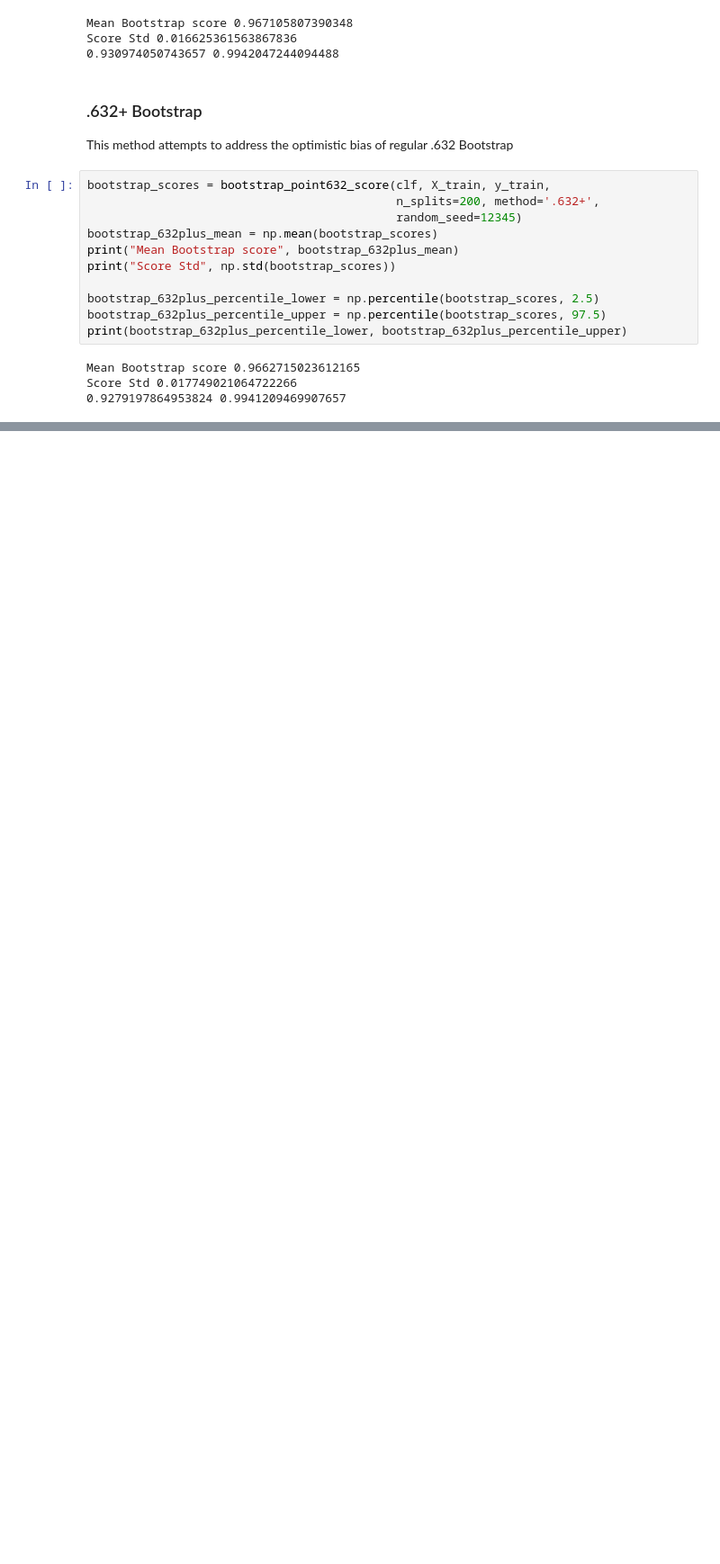
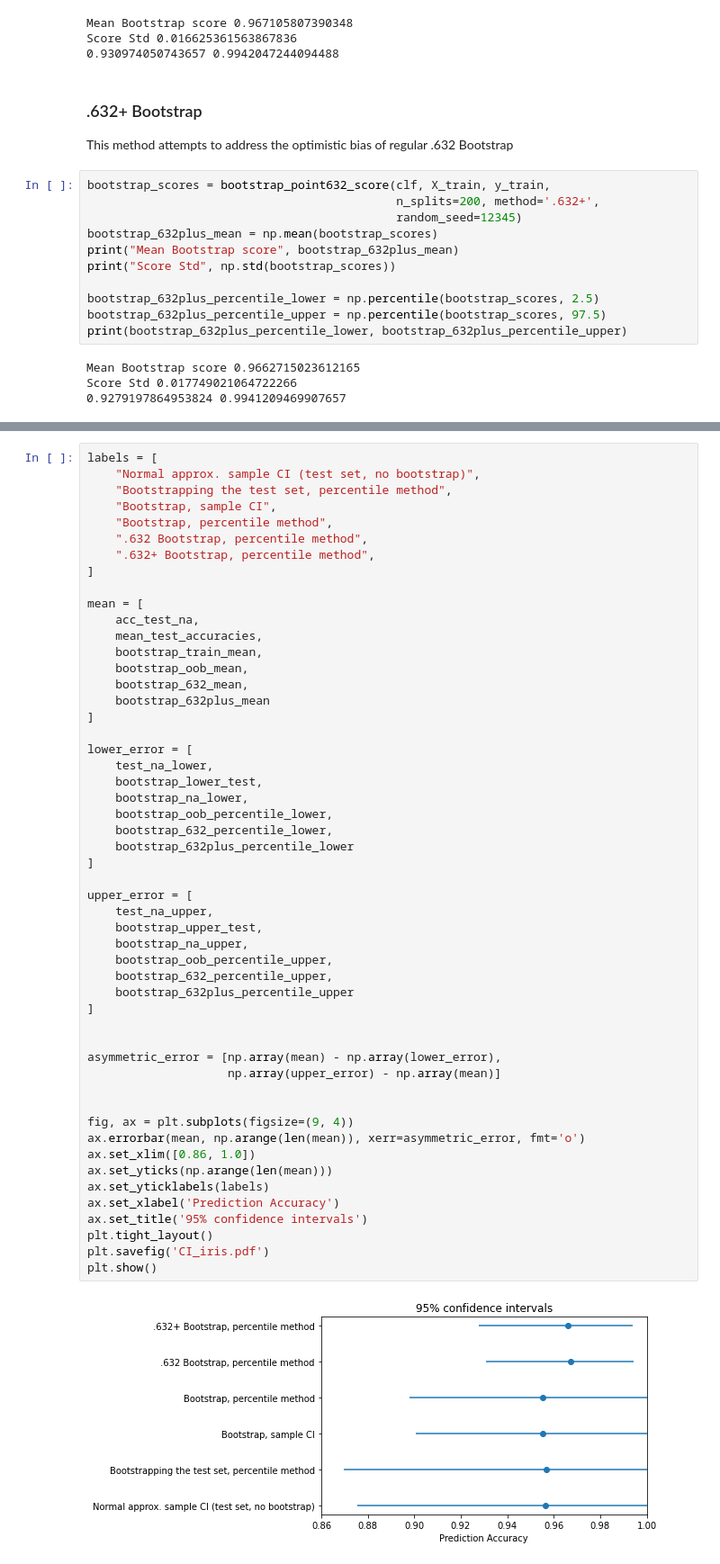
Before and after one commit to ishandahal/ml_model_evaluation, a Jupyter notebook: Confidence_intervals.ipynb, the cells around one changed output, grey strips where cells are left out. Shown at 90% size. Drawn from its saved outputs; the diff is of its cells as text; blank space fills up the shorter version.

```diff
--- a/Confidence_intervals.ipynb
+++ b/Confidence_intervals.ipynb
@@ -194,0 +197,54 @@ Score Std 0.017749021064722266
+# %%
+labels = [
+    "Normal approx. sample CI (test set, no bootstrap)",
+    "Bootstrapping the test set, percentile method",
+    "Bootstrap, sample CI",
+    "Bootstrap, percentile method",
+    ".632 Bootstrap, percentile method",
+    ".632+ Bootstrap, percentile method",
+]
+
+mean = [
+    acc_test_na,
+    mean_test_accuracies,
+    bootstrap_train_mean,
+    bootstrap_oob_mean,
+    bootstrap_632_mean,
+    bootstrap_632plus_mean
+]
+
+lower_error = [
+    test_na_lower,
+    bootstrap_lower_test,
+    bootstrap_na_lower,
+    bootstrap_oob_percentile_lower,
+    bootstrap_632_percentile_lower,
+    bootstrap_632plus_percentile_lower
+]
+
+upper_error = [
+    test_na_upper,
+    bootstrap_upper_test,
+    bootstrap_na_upper,
+    bootstrap_oob_percentile_upper,
+    bootstrap_632_percentile_upper,
+    bootstrap_632plus_percentile_upper
+]
+
+
+asymmetric_error = [np.array(mean) - np.array(lower_error),
+                    np.array(upper_error) - np.array(mean)]
+
+
+fig, ax = plt.subplots(figsize=(9, 4))
+ax.errorbar(mean, np.arange(len(mean)), xerr=asymmetric_error, fmt='o')
+ax.set_xlim([0.86, 1.0])
+ax.set_yticks(np.arange(len(mean)))
+ax.set_yticklabels(labels)
+ax.set_xlabel('Prediction Accuracy')
+ax.set_title('95% confidence intervals')
+plt.tight_layout()
+plt.savefig('CI_iris.pdf')
+plt.show()
+# %% [output]
+[figure, added]
```
Also changed, not shown: parts of 1 cell of this notebook.
